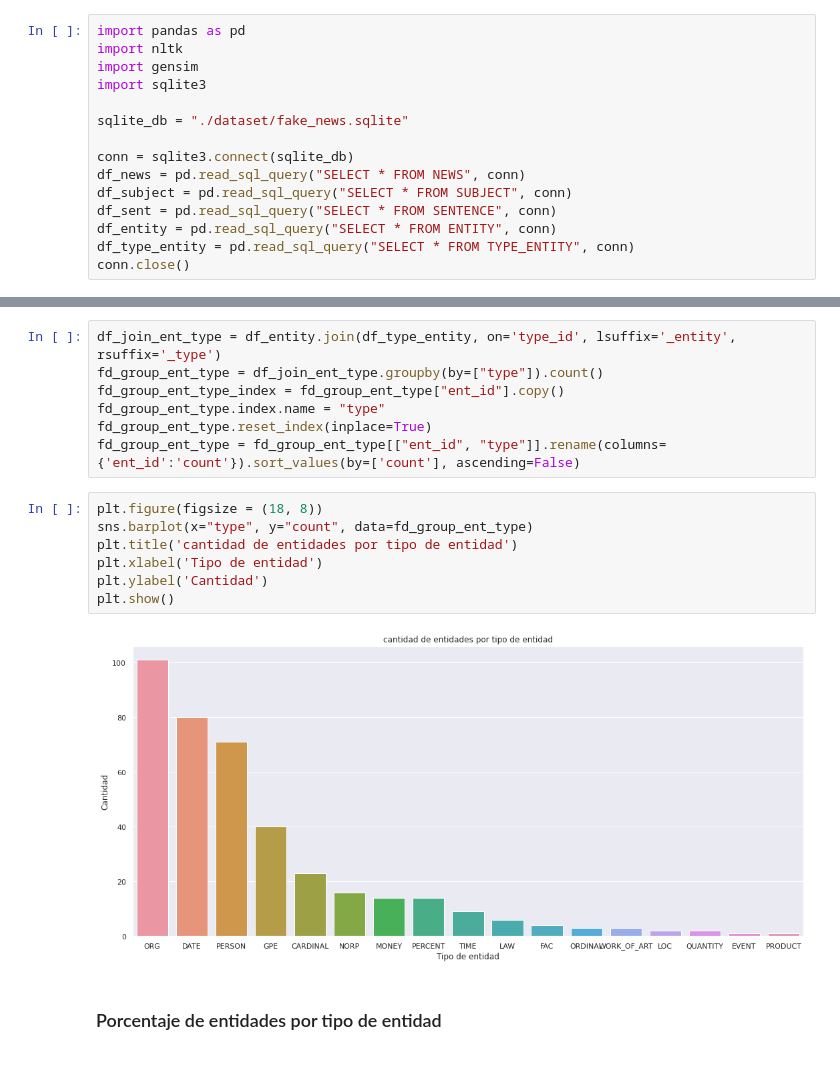
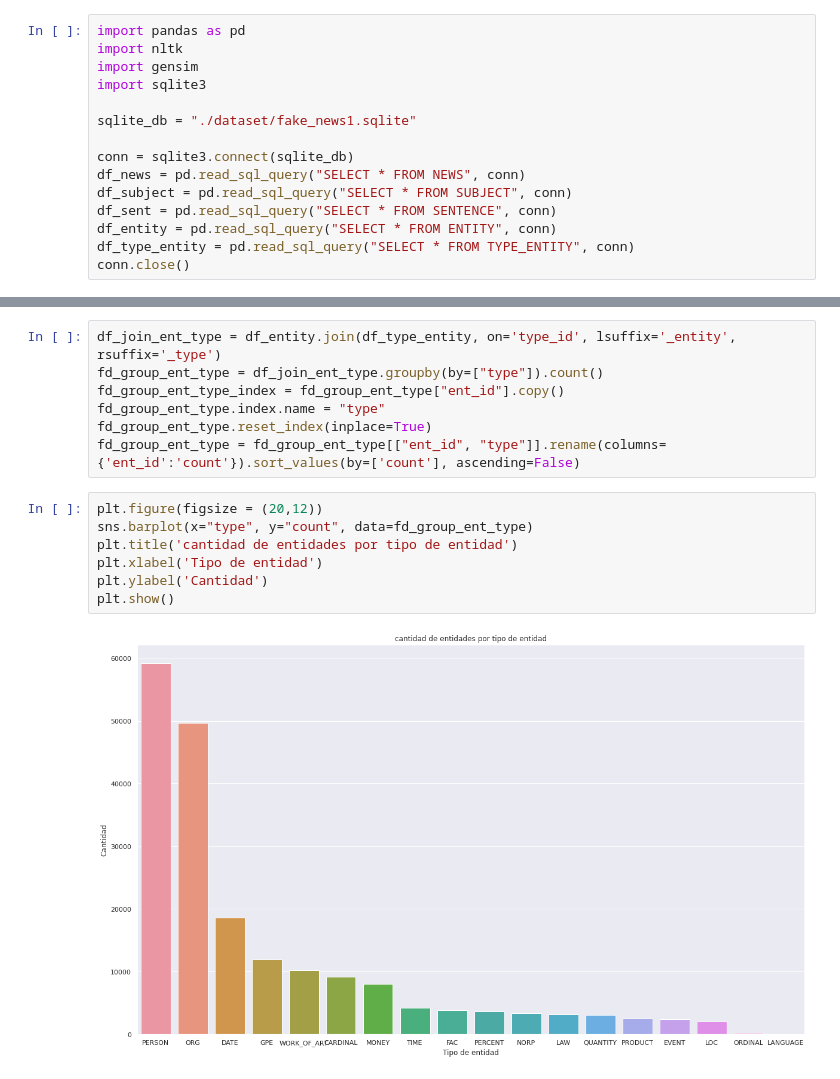
Before and after one commit to fake-news-unal/fake-news, a Jupyter notebook: exploration.ipynb, the cells around one changed output, grey strips where cells are left out. Cells and saved outputs as stored; diff of their text form.

Commit message:
run with the complete dataset

```diff
--- a/exploration.ipynb
+++ b/exploration.ipynb
@@ -12,7 +12,7 @@ import nltk
 import gensim
 import sqlite3
 
-sqlite_db = "./dataset/fake_news.sqlite"
+sqlite_db = "./dataset/fake_news1.sqlite"
 
 conn = sqlite3.connect(sqlite_db)
 df_news = pd.read_sql_query("SELECT * FROM NEWS", conn)
@@ -456,14 +675,12 @@ fd_group_ent_type.index.name = "type"
 fd_group_ent_type.reset_index(inplace=True)
 fd_group_ent_type = fd_group_ent_type[["ent_id", "type"]].rename(columns={'ent_id':'count'}).sort_values(by=['count'], ascending=False)
 # %%
-plt.figure(figsize = (18, 8))
+plt.figure(figsize = (20,12))
 sns.barplot(x="type", y="count", data=fd_group_ent_type)
 plt.title('cantidad de entidades por tipo de entidad')
 plt.xlabel('Tipo de entidad')
 plt.ylabel('Cantidad')
 plt.show()
 # %% [output]
-[figure, old version]
+[figure, new version]
-# %% [markdown]
-### Porcentaje de entidades por tipo de entidad
 # %%
```
Also changed, not shown: parts of 74 cells of this notebook, 1 other file.
